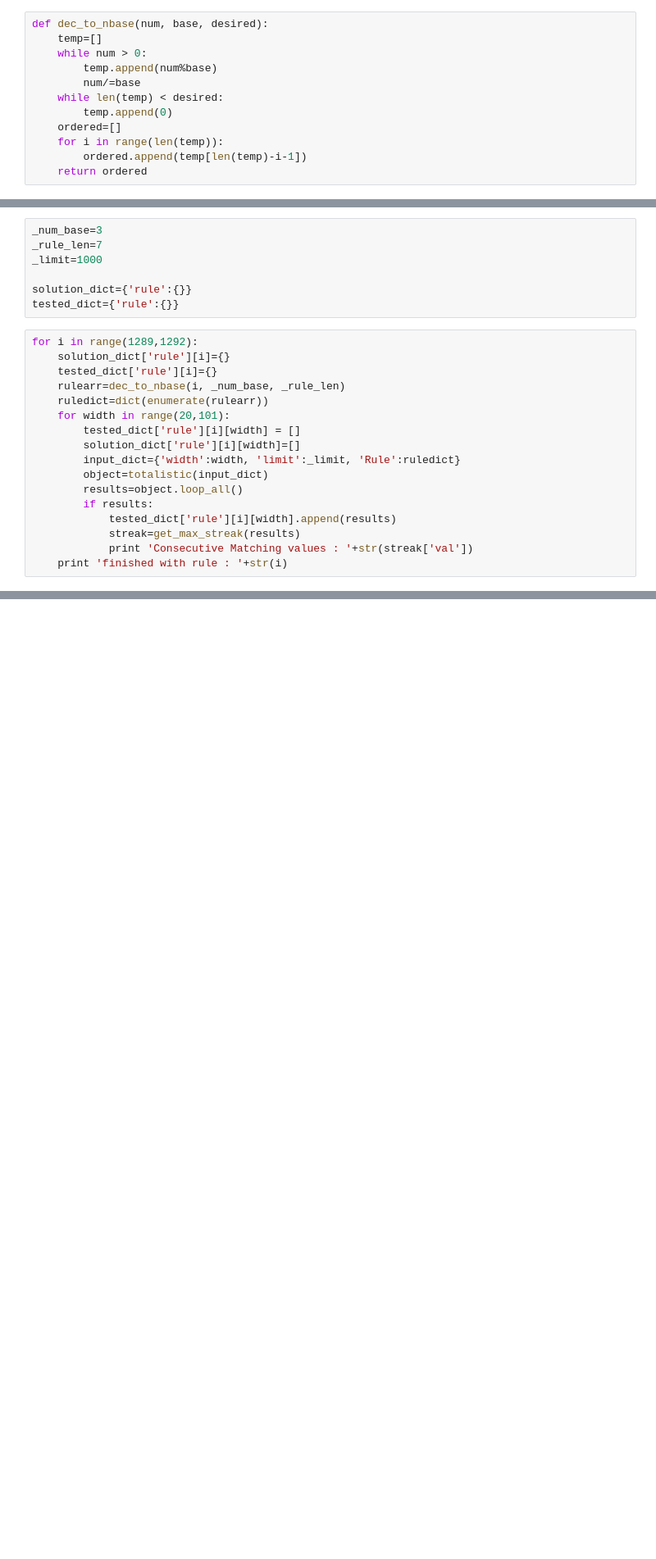
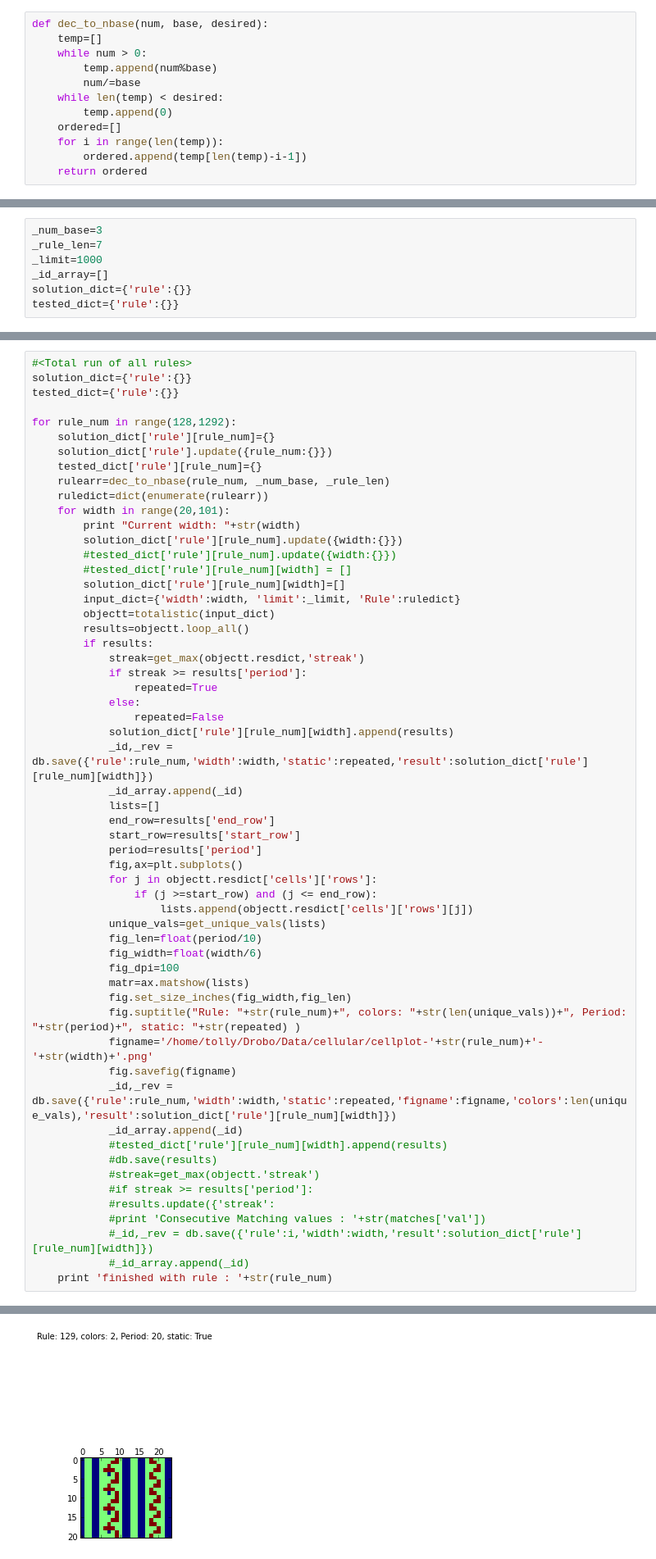
Before and after one commit to tolster710/setup, a Jupyter notebook: ipy/Cellular.ipynb, the cells around one changed output, grey strips where cells are left out. Shown at 82% size. Cells and saved outputs as stored; diff of their text form; blank space fills up the shorter version.

```diff
--- a/ipy/Cellular.ipynb
+++ b/ipy/Cellular.ipynb
@@ -121,23 +147,6 @@ def get_max_streak(result):
 _num_base=3
 _rule_len=7
 _limit=1000
-
+_id_array=[]
 solution_dict={'rule':{}}
 tested_dict={'rule':{}}
-# %%
-for i in range(1289,1292):
-	solution_dict['rule'][i]={}
-	tested_dict['rule'][i]={}
-	rulearr=dec_to_nbase(i, _num_base, _rule_len)
-	ruledict=dict(enumerate(rulearr))
-	for width in range(20,101):
-		tested_dict['rule'][i][width] = []
-		solution_dict['rule'][i][width]=[]
-		input_dict={'width':width, 'limit':_limit, 'Rule':ruledict}
-		object=totalistic(input_dict)
-		results=object.loop_all()
-		if results:
-			tested_dict['rule'][i][width].append(results)
-			streak=get_max_streak(results)
-			print 'Consecutive Matching values : '+str(streak['val'])
-	print 'finished with rule : '+str(i)
@@ -166,0 +153,58 @@ KeyError: 1298
+# %%
+#<Total run of all rules>
+solution_dict={'rule':{}}
+tested_dict={'rule':{}}
+
+for rule_num in range(128,1292):
+	solution_dict['rule'][rule_num]={}
+	solution_dict['rule'].update({rule_num:{}})
+	tested_dict['rule'][rule_num]={}
+	rulearr=dec_to_nbase(rule_num, _num_base, _rule_len)
+	ruledict=dict(enumerate(rulearr))
+	for width in range(20,101):
+		print "Current width: "+str(width)
+		solution_dict['rule'][rule_num].update({width:{}})
+		#tested_dict['rule'][rule_num].update({width:{}})
+		#tested_dict['rule'][rule_num][width] = []
+		solution_dict['rule'][rule_num][width]=[]
+		input_dict={'width':width, 'limit':_limit, 'Rule':ruledict}
+		objectt=totalistic(input_dict)
+		results=objectt.loop_all()
+		if results:
+			streak=get_max(objectt.resdict,'streak')
+			if streak >= results['period']:
+				repeated=True
+			else:
+				repeated=False
+			solution_dict['rule'][rule_num][width].append(results)
+			_id,_rev = db.save({'rule':rule_num,'width':width,'static':repeated,'result':solution_dict['rule'][rule_num][width]})
+			_id_array.append(_id)
+			lists=[]
+			end_row=results['end_row']
+			start_row=results['start_row']
+			period=results['period']
+			fig,ax=plt.subplots()
+			for j in objectt.resdict['cells']['rows']:
+				if (j >=start_row) and (j <= end_row):
+					lists.append(objectt.resdict['cells']['rows'][j])
+			unique_vals=get_unique_vals(lists)
+			fig_len=float(period/10)
+			fig_width=float(width/6)
+			fig_dpi=100
+			matr=ax.matshow(lists)
+			fig.set_size_inches(fig_width,fig_len)
+			fig.suptitle("Rule: "+str(rule_num)+", colors: "+str(len(unique_vals))+", Period: "+str(period)+", static: "+str(repeated) )
+			figname='/home/tolly/Drobo/Data/cellular/cellplot-'+str(rule_num)+'-'+str(width)+'.png'
+			fig.savefig(figname)
+			_id,_rev = db.save({'rule':rule_num,'width':width,'static':repeated,'figname':figname,'colors':len(unique_vals),'result':solution_dict['rule'][rule_num][width]})
+			_id_array.append(_id)
+			#tested_dict['rule'][rule_num][width].append(results)
+			#db.save(results)
+			#streak=get_max(objectt.'streak')
+			#if streak >= results['period']:
+			#results.update({'streak':
+			#print 'Consecutive Matching values : '+str(matches['val'])
+			#_id,_rev = db.save({'rule':i,'width':width,'result':solution_dict['rule'][rule_num][width]})
+			#_id_array.append(_id)
+	print 'finished with rule : '+str(rule_num)
+# %% [output]
@@ -166,0 +231 @@ KeyError: 1298
+[figure, added]
```
Also changed, not shown: parts of 18 cells of this notebook, 2 other files.
